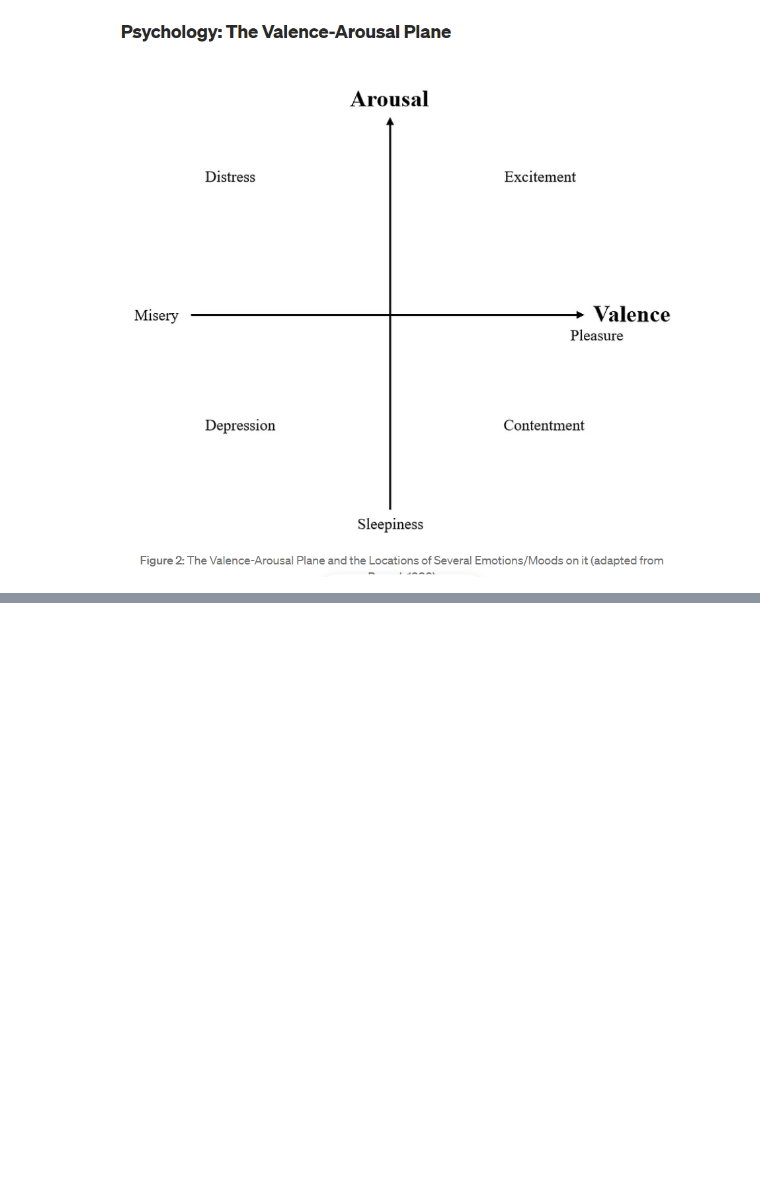
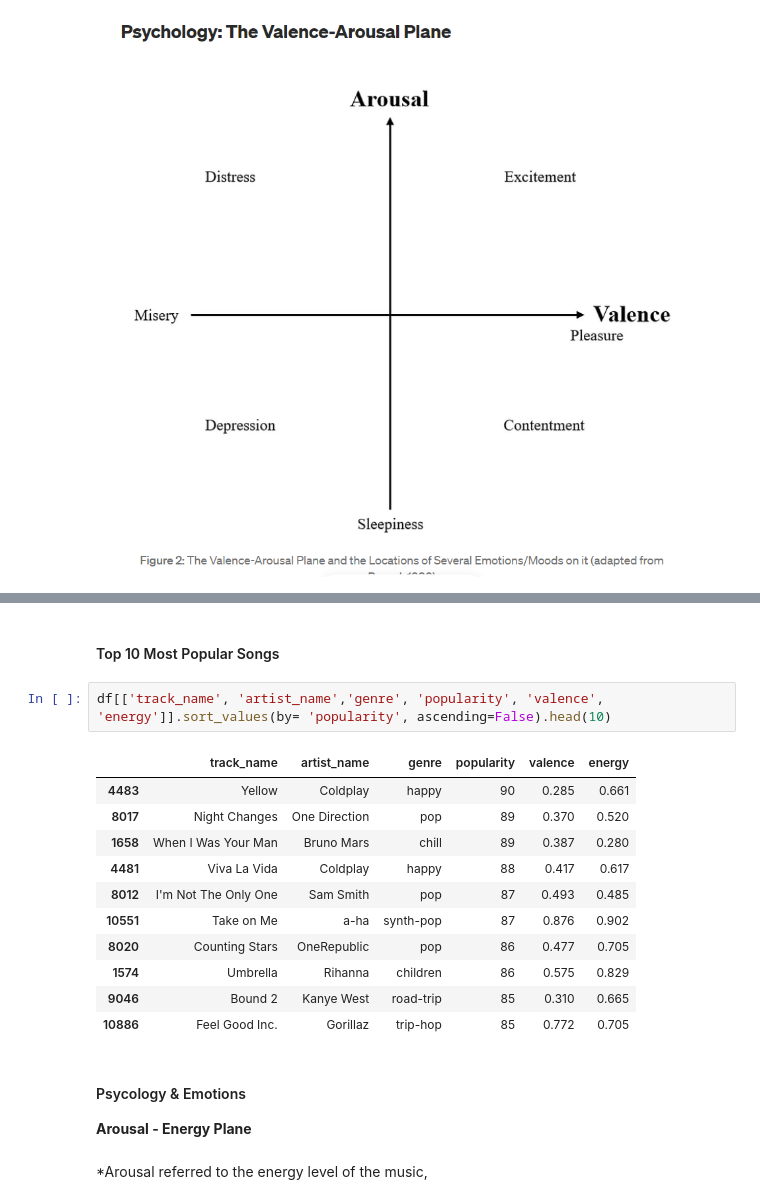
Before and after one commit to tatinogues/Spotify-AWS, a Jupyter notebook: Project_Spotify_1.ipynb, the cells around one changed output, grey strips where cells are left out. Cells and saved outputs as stored; diff of their text form; blank space fills up the shorter version.

```diff
--- a/Project_Spotify_1.ipynb
+++ b/Project_Spotify_1.ipynb
@@ -94,0 +131,21 @@ Image(filename='Captura de pantalla 2023-04-19 104350.png')
+# %% [markdown]
+#### Top 10 Most Popular Songs
+# %%
+df[['track_name', 'artist_name','genre', 'popularity', 'valence', 'energy']].sort_values(by= 'popularity', ascending=False).head(10)
+# %% [output]
+|  | track_name | artist_name | genre | popularity | valence | energy |
+| 4483 | Yellow | Coldplay | happy | 90 | 0.285 | 0.661 |
+| 8017 | Night Changes | One Direction | pop | 89 | 0.370 | 0.520 |
+| 1658 | When I Was Your Man | Bruno Mars | chill | 89 | 0.387 | 0.280 |
+| 4481 | Viva La Vida | Coldplay | happy | 88 | 0.417 | 0.617 |
+| 8012 | I'm Not The Only One | Sam Smith | pop | 87 | 0.493 | 0.485 |
+| 10551 | Take on Me | a-ha | synth-pop | 87 | 0.876 | 0.902 |
+| 8020 | Counting Stars | OneRepublic | pop | 86 | 0.477 | 0.705 |
+| 1574 | Umbrella | Rihanna | children | 86 | 0.575 | 0.829 |
+| 9046 | Bound 2 | Kanye West | road-trip | 85 | 0.310 | 0.665 |
+| 10886 | Feel Good Inc. | Gorillaz | trip-hop | 85 | 0.772 | 0.705 |
+# %% [markdown]
+#### Psycology & Emotions
+**Arousal - Energy Plane**
+# %% [markdown]
+*Arousal referred to the energy level of the music,
```
Also changed, not shown: parts of 10 cells of this notebook.
